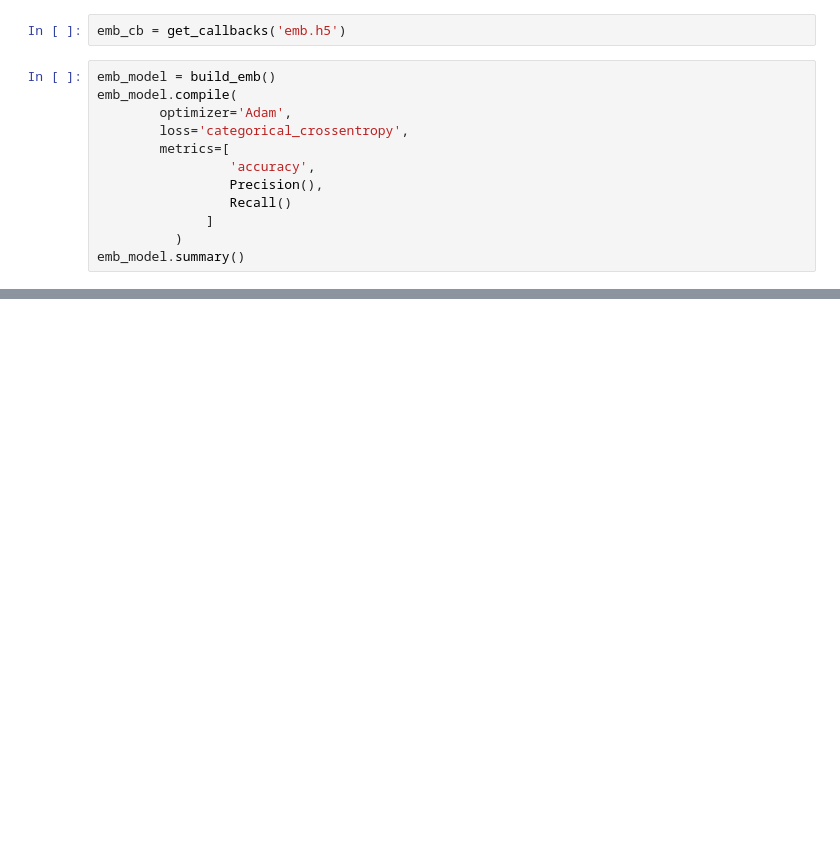
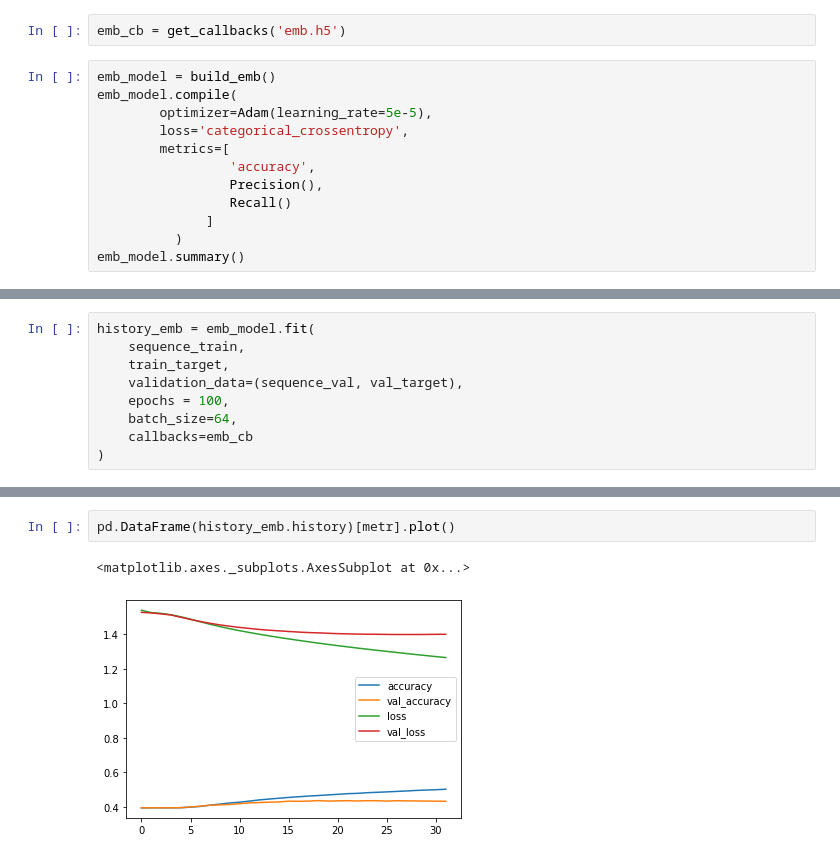
Before and after one commit to ppkgtmm/emotion, a Jupyter notebook: sample_emo.ipynb, the cells around one changed output, grey strips where cells are left out. Cells and saved outputs as stored; diff of their text form; blank space fills up the shorter version.

```diff
--- a/sample_emo.ipynb
+++ b/sample_emo.ipynb
@@ -152,7 +157,7 @@ emb_cb = get_callbacks('emb.h5')
 # %%
 emb_model = build_emb()
 emb_model.compile(
-        optimizer='Adam',
+        optimizer=Adam(learning_rate=5e-5),
         loss='categorical_crossentropy',
         metrics=[
                  'accuracy',
@@ -176,3 +181,12 @@ Total params: 368,006
 Trainable params: 368,006
 Non-trainable params: 0
 _________________________________________________________________
+# %%
+history_emb = emb_model.fit(
+    sequence_train,
+    train_target,
+    validation_data=(sequence_val, val_target),
+    epochs = 100,
+    batch_size=64,
+    callbacks=emb_cb
+)
@@ -178,0 +211,5 @@ _________________________________________________________________
+# %%
+pd.DataFrame(history_emb.history)[metr].plot()
+# %% [output]
+<matplotlib.axes._subplots.AxesSubplot at 0x...>
+[figure, added]
```
Also changed, not shown: parts of 8 cells of this notebook.
